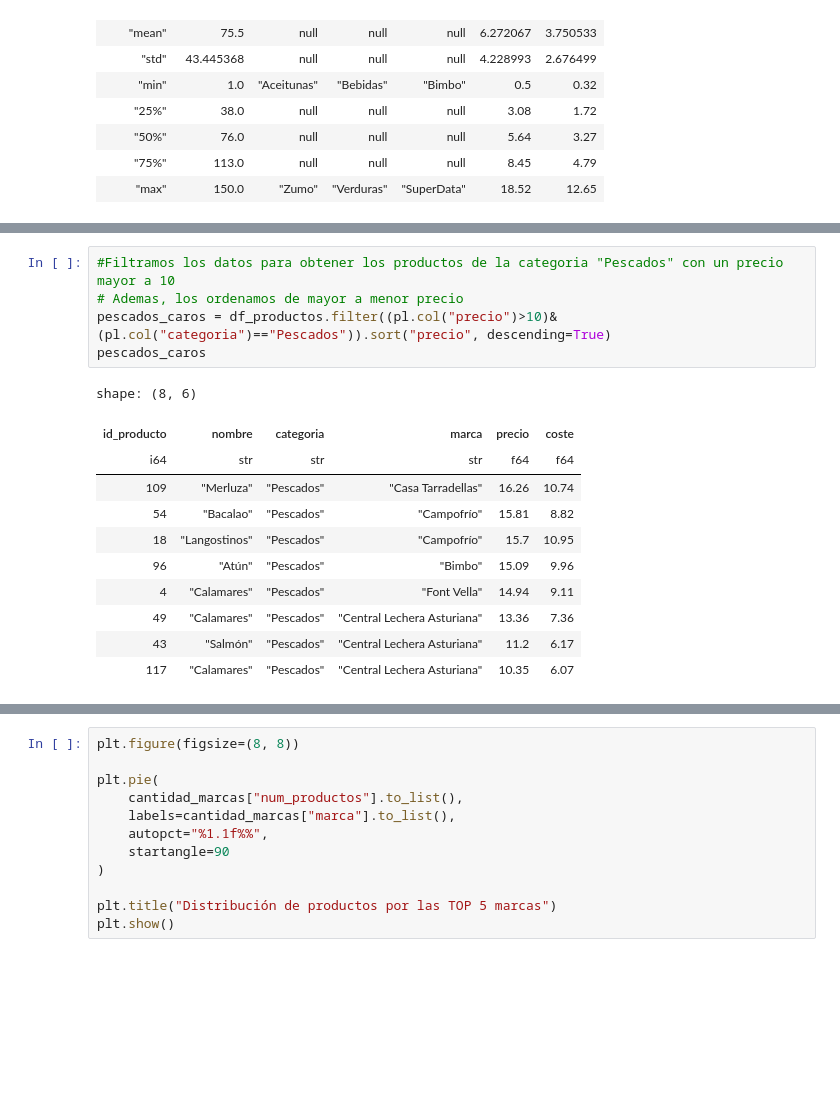
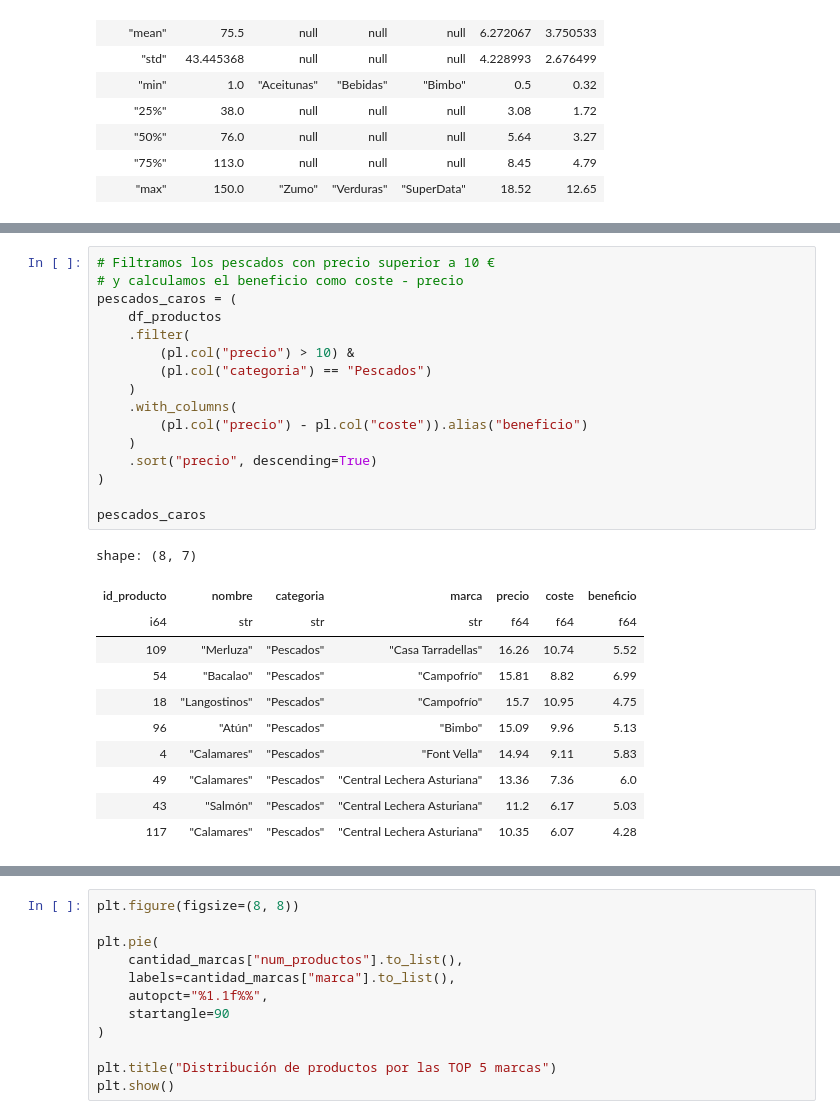
Before and after one commit to JoonGut/sistemas_bd, a Jupyter notebook: bd2/notebook2.ipynb, the cells around one changed output, grey strips where cells are left out. Cells and saved outputs as stored; diff of their text form; blank space fills up the shorter version.

```diff
--- a/bd2/notebook2.ipynb
+++ b/bd2/notebook2.ipynb
@@ -462,20 +462,31 @@ shape: (5, 2)
 # %%
-#Filtramos los datos para obtener los productos de la categoria "Pescados" con un precio mayor a 10
-# Ademas, los ordenamos de mayor a menor precio
-pescados_caros = df_productos.filter((pl.col("precio")>10)& (pl.col("categoria")=="Pescados")).sort("precio", descending=True)
+# Filtramos los pescados con precio superior a 10 €
+# y calculamos el beneficio como coste - precio
+pescados_caros = (
+    df_productos
+    .filter(
+        (pl.col("precio") > 10) &
+        (pl.col("categoria") == "Pescados")
+    )
+    .with_columns(
+        (pl.col("precio") - pl.col("coste")).alias("beneficio")
+    )
+    .sort("precio", descending=True)
+)
+
 pescados_caros
 # %% [output]
-shape: (8, 6)
+shape: (8, 7)
-| id_producto | nombre | categoria | marca | precio | coste |
-| i64 | str | str | str | f64 | f64 |
-| 109 | "Merluza" | "Pescados" | "Casa Tarradellas" | 16.26 | 10.74 |
-| 54 | "Bacalao" | "Pescados" | "Campofrío" | 15.81 | 8.82 |
-| 18 | "Langostinos" | "Pescados" | "Campofrío" | 15.7 | 10.95 |
-| 96 | "Atún" | "Pescados" | "Bimbo" | 15.09 | 9.96 |
-| 4 | "Calamares" | "Pescados" | "Font Vella" | 14.94 | 9.11 |
-| 49 | "Calamares" | "Pescados" | "Central Lechera Asturiana" | 13.36 | 7.36 |
-| 43 | "Salmón" | "Pescados" | "Central Lechera Asturiana" | 11.2 | 6.17 |
-| 117 | "Calamares" | "Pescados" | "Central Lechera Asturiana" | 10.35 | 6.07 |
+| id_producto | nombre | categoria | marca | precio | coste | beneficio |
+| i64 | str | str | str | f64 | f64 | f64 |
+| 109 | "Merluza" | "Pescados" | "Casa Tarradellas" | 16.26 | 10.74 | 5.52 |
+| 54 | "Bacalao" | "Pescados" | "Campofrío" | 15.81 | 8.82 | 6.99 |
+| 18 | "Langostinos" | "Pescados" | "Campofrío" | 15.7 | 10.95 | 4.75 |
+| 96 | "Atún" | "Pescados" | "Bimbo" | 15.09 | 9.96 | 5.13 |
+| 4 | "Calamares" | "Pescados" | "Font Vella" | 14.94 | 9.11 | 5.83 |
+| 49 | "Calamares" | "Pescados" | "Central Lechera Asturiana" | 13.36 | 7.36 | 6.0 |
+| 43 | "Salmón" | "Pescados" | "Central Lechera Asturiana" | 11.2 | 6.17 | 5.03 |
+| 117 | "Calamares" | "Pescados" | "Central Lechera Asturiana" | 10.35 | 6.07 | 4.28 |
 # %%
 #Calcular los 5 productos mas baratos del super mercado
 df_productos.group_by("nombre").agg(
```
Also changed, not shown: parts of 26 cells of this notebook.
